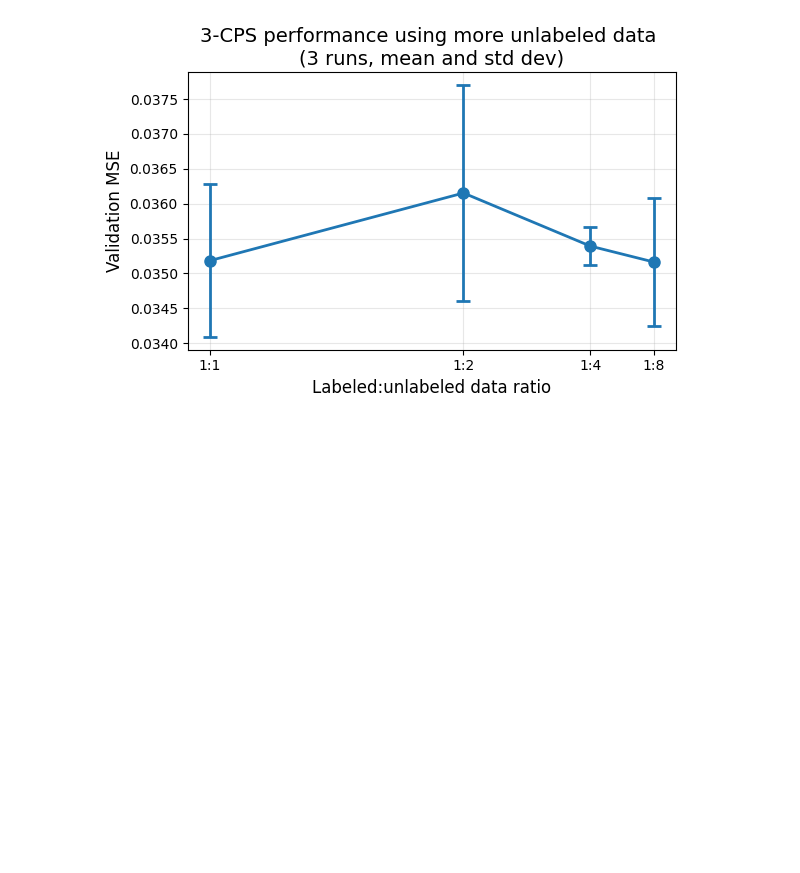
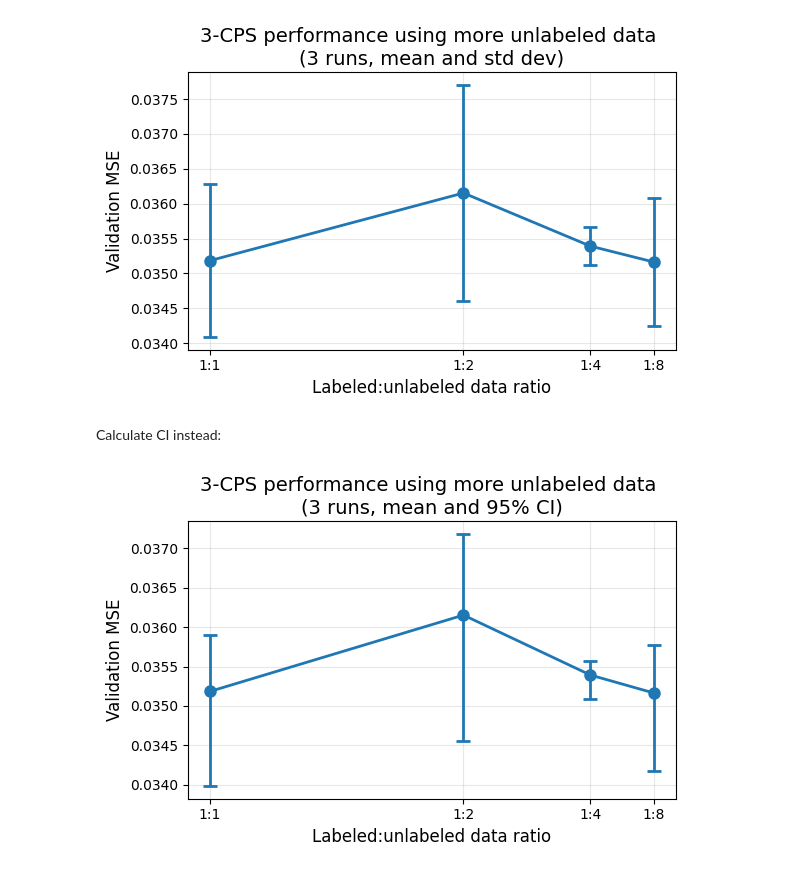
Before and after one commit to Zzanis/02456-g82-dl-project, a Jupyter notebook: results/analyze_stats.ipynb, the cells around one changed output. Cells and saved outputs as stored; diff of their text form; code cells hidden in the pictures; blank space fills up the shorter version.

Commit message:
Add 3-CPS with more unlabeled data plot using CI instead of st dev

```diff
--- a/results/analyze_stats.ipynb
+++ b/results/analyze_stats.ipynb
@@ -313,3 +313,51 @@ plt.savefig(FIGURES_DIR / "ncps-gcn-n3-more-unlabeled.png")
 2                       0.500  0.036153  0.001549      3  0.037702
 3                       1.000  0.035183  0.001096      3  0.036278
 [figure]
+# %% [markdown]
+Calculate CI instead:
+# %%
+from scikits.bootstrap import bootstrap as bs
+
+def ci(g):
+    ci_low, ci_high = bs.ci(g, statfunction=np.mean, alpha=0.05)
+    ci_width = (ci_high - ci_low) / 2
+    return pd.Series({"ci_low": ci_low, "ci_high": ci_high, "mean": np.mean(g), "sd": np.std(g)})
+
+df = pd.read_csv(STATS_DIR_CLEAN / "ncps-gcn-n3-more-unlabeled.csv", quotechar="\"")
+df = df[df["cps_loss_weight"] == 1]
+# print(df[["seed","val_mse", "labeled_to_unlabeled_ratio","total_epochs"]].sort_values(by="labeled_to_unlabeled_ratio"))
+
+# grouped = df.groupby("labeled_to_unlabeled_ratio")["val_mse"].agg(["mean", "std", "count"]).reset_index()
+grouped = df.groupby("labeled_to_unlabeled_ratio")["val_mse"].apply(ci).reset_index()
+grouped = grouped.pivot(index="labeled_to_unlabeled_ratio", columns="level_1", values="val_mse").reset_index()
+# print(grouped)
+# Plot with error bars
+fig, ax = plt.subplots(figsize=(6, 4), layout="tight")
+yerr = [
+    df_pivot["mean"] - df_pivot["ci_low"],
+    df_pivot["ci_high"] - df_pivot["mean"],
+]
+ax.errorbar(
+    grouped["labeled_to_unlabeled_ratio"],
+    grouped["mean"],
+    yerr=yerr,
+    # yerr=grouped["std"],
+    # lolims=grouped["ci_low"],
+    # uplims=grouped["ci_high"],
+    fmt="o-",
+    capsize=5,
+    capthick=2,
+    markersize=8,
+    linewidth=2,
+)
+ax.xaxis.set_inverted(True)
+labels = [f"1:{1/r:.0f}" for r in grouped["labeled_to_unlabeled_ratio"]]
+ax.set_xticks(grouped["labeled_to_unlabeled_ratio"], labels)
+ax.set_xlabel(r"Labeled:unlabeled data ratio", fontsize=12)
+ax.set_ylabel("Validation MSE", fontsize=12)
+# n_runs = grouped["count"].unique()
+ax.set_title(f"3-CPS performance using more unlabeled data \n(3 runs, mean and 95% CI)", fontsize=14)
+ax.grid(True, alpha=0.3)
+plt.savefig(FIGURES_DIR / "ncps-gcn-n3-more-unlabeled-ci.png")
+# %% [output]
+[figure, added]
```
Also changed, not shown: 1 other file.
